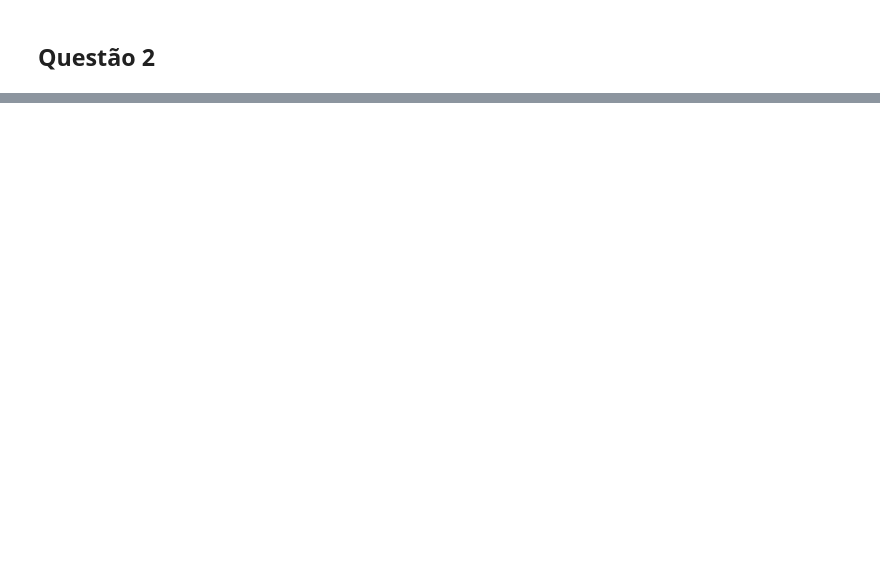
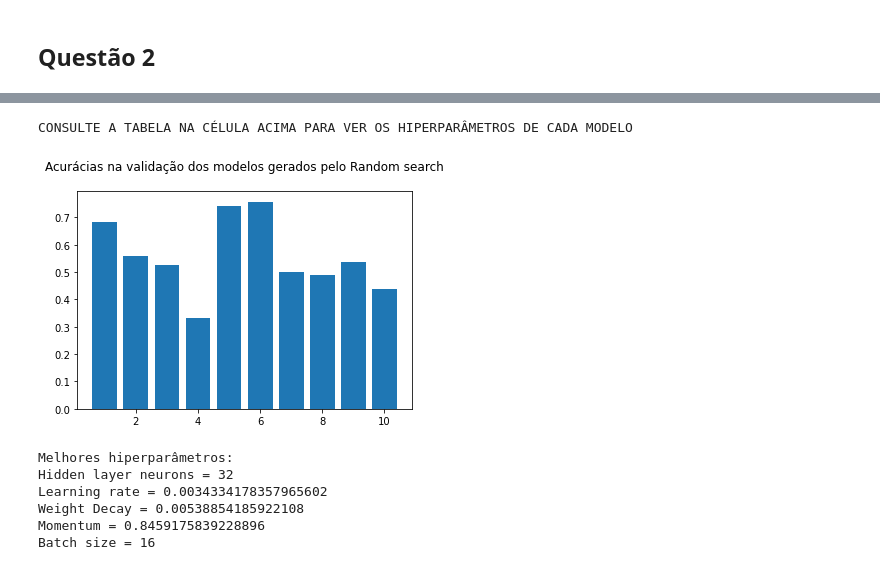
Before and after one commit to Walrusbane524/Aprendizagem-de-M-quina, a Jupyter notebook: Lista 4/Lista 4.ipynb, the cells around one changed output, grey strips where cells are left out. Drawn from its saved outputs; the diff is of its cells as text; code cells hidden in the pictures; blank space fills up the shorter version.

```diff
--- a/Lista 4/Lista 4.ipynb
+++ b/Lista 4/Lista 4.ipynb
@@ -300,0 +441,7 @@ TypeError: ReLUClassificationNeuralNetwork.__init__() missing 4 required positio
+# %%
+hyperparameters, acc, loss, model_info, training_loss = random_search_relu(train_x,
+                                                                           train_y,
+                                                                           validation_x,
+                                                                           validation_y,
+                                                                           num_models = 10,
+                                                                           num_epochs = 250)
@@ -300,0 +466,28 @@ TypeError: ReLUClassificationNeuralNetwork.__init__() missing 4 required positio
+# %%
+print('CONSULTE A TABELA NA CÉLULA ACIMA PARA VER OS HIPERPARÂMETROS DE CADA MODELO')
+labels = np.arange(len(model_info)) + 1
+values = []
+for (acc, hyper) in model_info:
+    values.append(acc)
+
+plt.title('Acurácias na validação dos modelos gerados pelo Random search\n')
+plt.bar(labels, values, align='center')
+plt.show()
+# %% [output]
+CONSULTE A TABELA NA CÉLULA ACIMA PARA VER OS HIPERPARÂMETROS DE CADA MODELO
+[figure, added]
+# %%
+print('Melhores hiperparâmetros: ')
+print("Hidden layer neurons =", hyperparameters[0])
+print("Learning rate =", hyperparameters[1])
+print("Weight Decay =", hyperparameters[2])
+print("Momentum =", hyperparameters[3])
+print("Batch size =", hyperparameters[4])
+print("")
+# %% [output]
+Melhores hiperparâmetros:
+Hidden layer neurons = 32
+Learning rate = 0.0034334178357965602
+Weight Decay = 0.00538854185922108
+Momentum = 0.8459175839228896
+Batch size = 16
```
Also changed, not shown: parts of 20 cells of this notebook.
